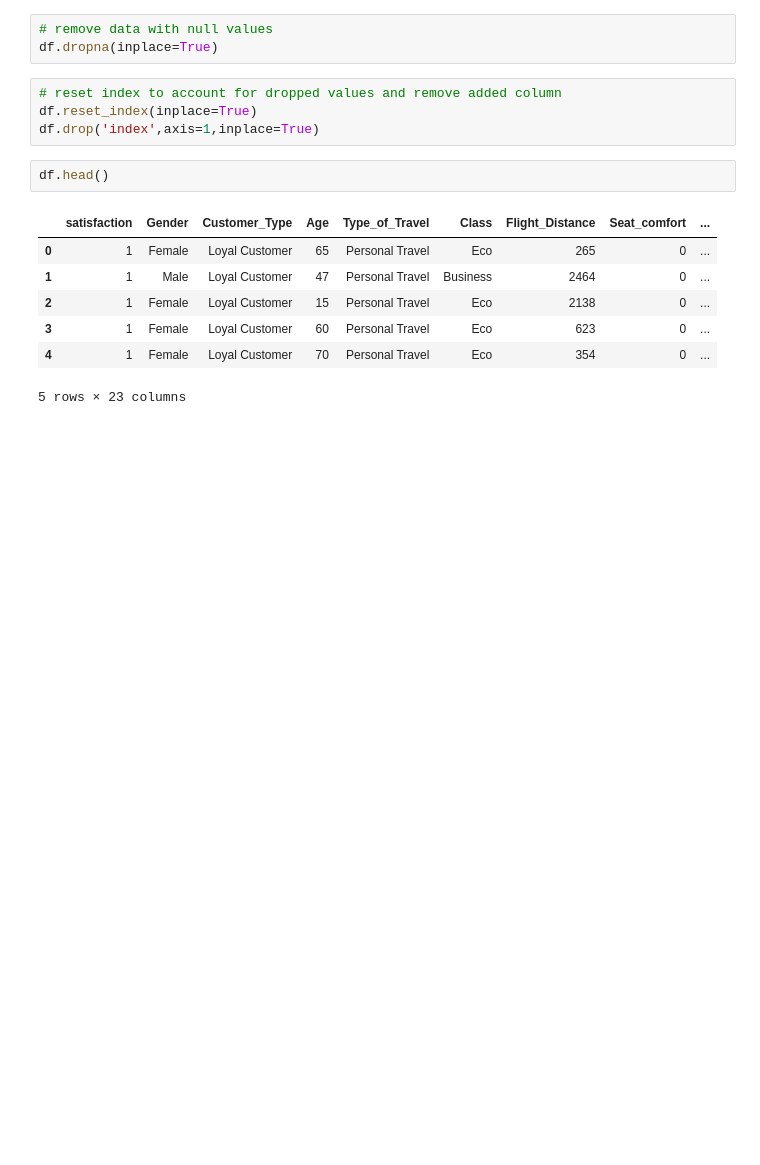
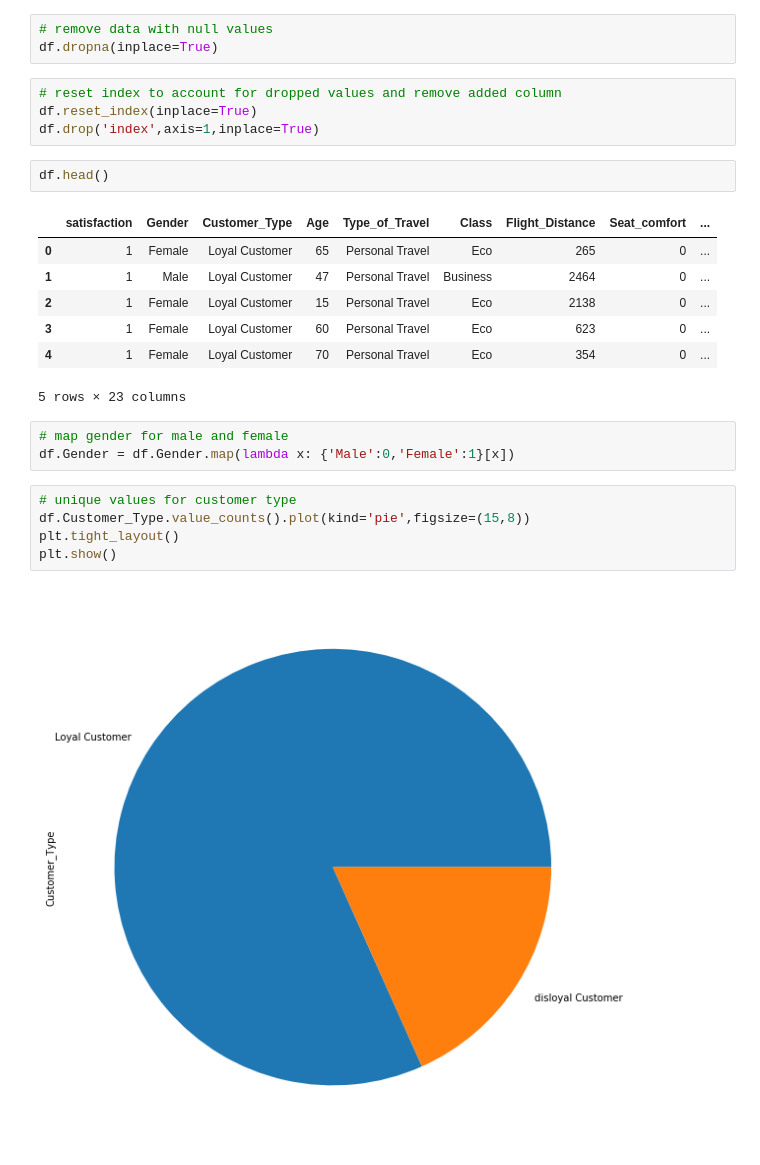
Before and after one commit to ArielJosephCohen/airline_ooptimization, a Jupyter notebook: data_prep.ipynb, the cells around one changed output. Cells and saved outputs as stored; diff of their text form; blank space fills up the shorter version.

```diff
--- a/data_prep.ipynb
+++ b/data_prep.ipynb
@@ -129,3 +129,13 @@ df.head()
 | 3 | 1 | Female | Loyal Customer | 60 | Personal Travel | Eco | 623 | 0 | ... |
 | 4 | 1 | Female | Loyal Customer | 70 | Personal Travel | Eco | 354 | 0 | ... |
 5 rows × 23 columns
+# %%
+# map gender for male and female
+df.Gender = df.Gender.map(lambda x: {'Male':0,'Female':1}[x])
+# %%
+# unique values for customer type
+df.Customer_Type.value_counts().plot(kind='pie',figsize=(15,8))
+plt.tight_layout()
+plt.show()
+# %% [output]
+[figure, added]
```
Also changed, not shown: parts of 6 cells of this notebook, 1 other file.
